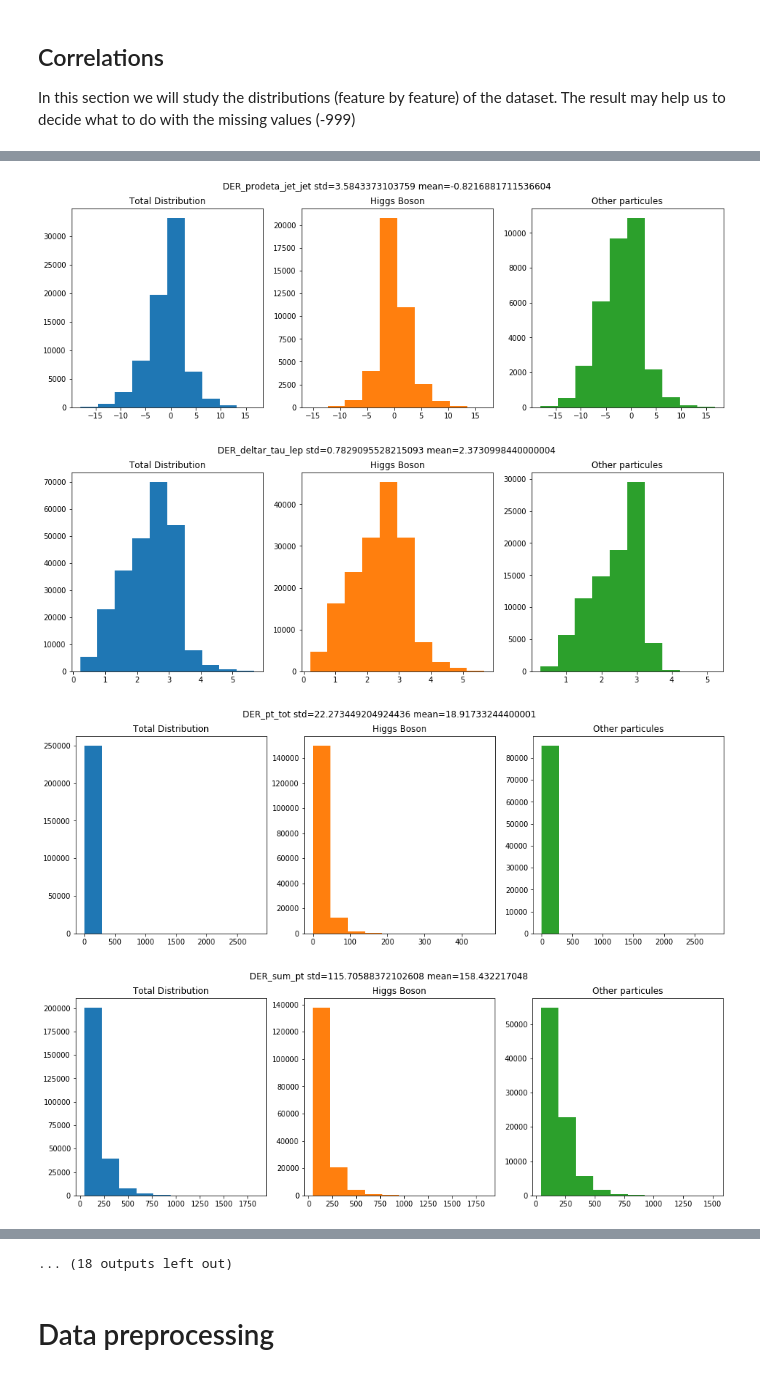
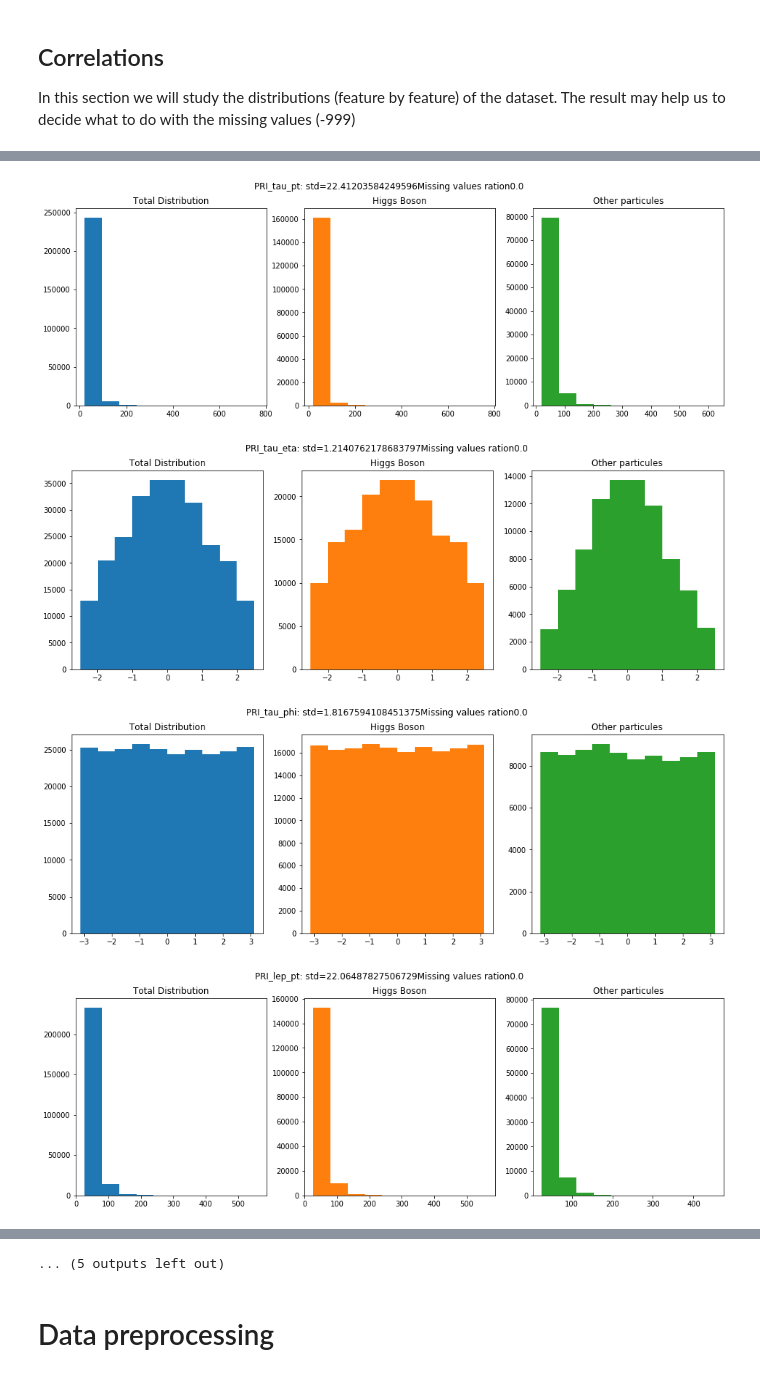
Before and after one commit to giordano-lucas/higgs-boson-classification, a Jupyter notebook: project1.ipynb, the cells around one changed output, grey strips where cells are left out. Drawn from its saved outputs; the diff is of its cells as text; code cells hidden in the pictures.

```diff
--- a/project1.ipynb
+++ b/project1.ipynb
@@ -80,9 +133,9 @@ lets first check which features are correlated or not with the target vector 'y'
 # %%
 correlations=[]
 
-for feature_index in range(len(tX[0])):
+for feature_index in range(len(X[0])):
     #contains one feature of the dataset, namely one column of Tx
-    feature=tX[:,feature_index]
+    feature=X[:,feature_index]
 
     #first of all we have to filter out all the values equal to -999 (unknown values)
     indices=feature>-999
@@ -97,12 +150,12 @@ for feature_index in range(len(tX[0])):
 Having a look at the mutual correlation between features is important because if two of them are highly correlated we could just use one and simplify the model
 # %%
 correlation_matrix=[]
-for index1 in range(len(tX[0])):
+for index1 in range(len(X[0])):
     correlations_row=[]#row of the correlation matrix
-    for index2 in range(len(tX[0])):
+    for index2 in range(len(X[0])):
         #contains one feature of the dataset, namely one column of Tx
-        feature1=tX[:,index1]
-        feature2=tX[:,index2]
+        feature1=X[:,index1]
+        feature2=X[:,index2]
 
         #first of all we have to filter out all the values equal to -999 (unknown values)
         indices=(feature1>-999) * (feature2>-999)
@@ -125,0 +179,11 @@ plt.show()
+# %%
+threshold=0.8
+features_to_delete=[]
+for feature1_index in range(np.shape(correlation_matrix)[1]):
+    for feature2_index in range(np.shape(correlation_matrix)[0]):
+            corr=correlation_matrix[feature1_index][feature2_index]
+            if np.abs(corr)>threshold and feature1_index>feature2_index:
+                features_to_delete.append(feature2_index)
+
+features_to_delete=np.unique(features_to_delete)
+features_to_delete
@@ -126,3 +192,8 @@ plt.show()
+# %%
+X=np.delete(X,obj=features_to_delete,axis=1)
+
+#we also have to update the columns names since we removed some of them
+feature_names=np.delete(feature_names,obj=features_to_delete,axis=0)
 # %% [markdown]
 We can see high values of correlation on the diagonal, these come from the auto-correlation of the features. The most interesting information that we see here is the others values that are close to one, these correspond to high correlations between two different features.
 
@@ -140,13 +211,12 @@ def plotHistogram(index, title,X,labels, filterMissingValues=True):
     axs[1].set_title('Higgs Boson')
     axs[2].hist(X[np.logical_and(labels==1, extraCond),index], color='tab:green')
     axs[2].set_title('Other particules')
-    fig.suptitle(title+ " std="+ str(np.std(X[extraCond,index])) + " mean="+ str(np.mean(X[extraCond,index])))
+    fig.suptitle(title+ ": std="+ str(np.std(X[extraCond,index]))+"Missing values ration"+ str(missing_values_r(X[:,index])))
 
     #******************
     #plt.hist(X[:,index])
     plt.show()
 
-names = ['DER_mass_MMC','DER_mass_transverse_met_lep','DER_mass_vis','DER_pt_h','DER_deltaeta_jet_jet','DER_mass_jet_jet','DER_prodeta_jet_jet','DER_deltar_tau_lep','DER_pt_tot','DER_sum_pt','DER_pt_ratio_lep_tau','DER_met_phi_centrality','DER_lep_eta_centrality','PRI_tau_pt','PRI_tau_eta','PRI_tau_phi','PRI_lep_pt','PRI_lep_eta','PRI_lep_phi','PRI_met','PRI_met_phi','PRI_met_sumet','PRI_jet_num','PRI_jet_leading_pt','PRI_jet_leading_eta','PRI_jet_leading_phi','PRI_jet_subleading_pt','PRI_jet_subleading_eta','PRI_jet_subleading_phi','PRI_jet_all_pt']
-for index in range(tX.shape[1]):
-    plotHistogram(index,names[index],tX,y)
+for index in range(X.shape[1]):
+    plotHistogram(index,feature_names[index],X,y)
 # %% [output]
@@ -159,4 +229,4 @@ for index in range(tX.shape[1]):
-[figure, old version]
+[figure, new version]
-[figure, old version]
+[figure, new version]
-[figure, old version]
+[figure, new version]
-[figure, old version]
+[figure, new version]
@@ -165,4 +235,4 @@ for index in range(tX.shape[1]):
-... (18 outputs left out)
+... (5 outputs left out)
 # %% [markdown]
 # Data preprocessing
 # %% [markdown]
```
Also changed, not shown: parts of 32 cells of this notebook, 1 other file.
